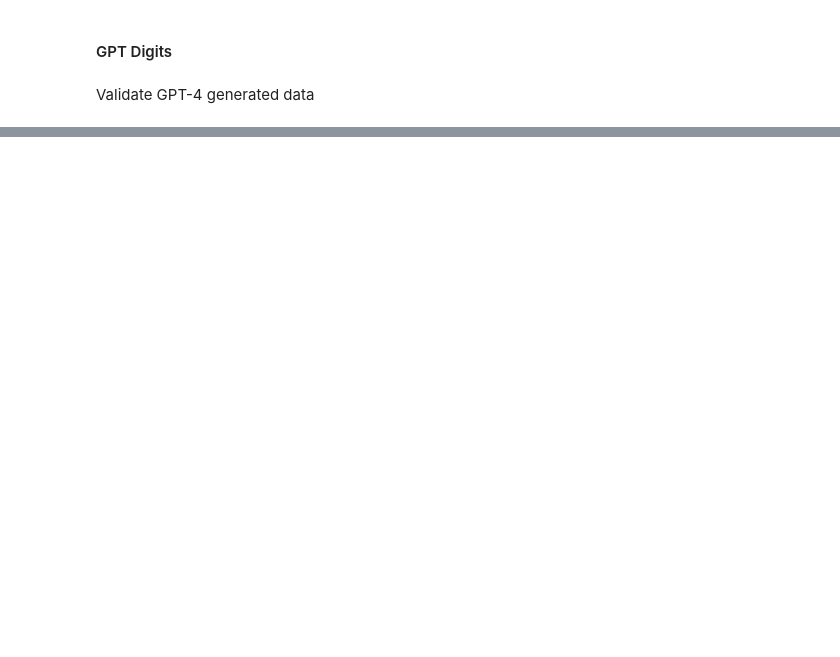
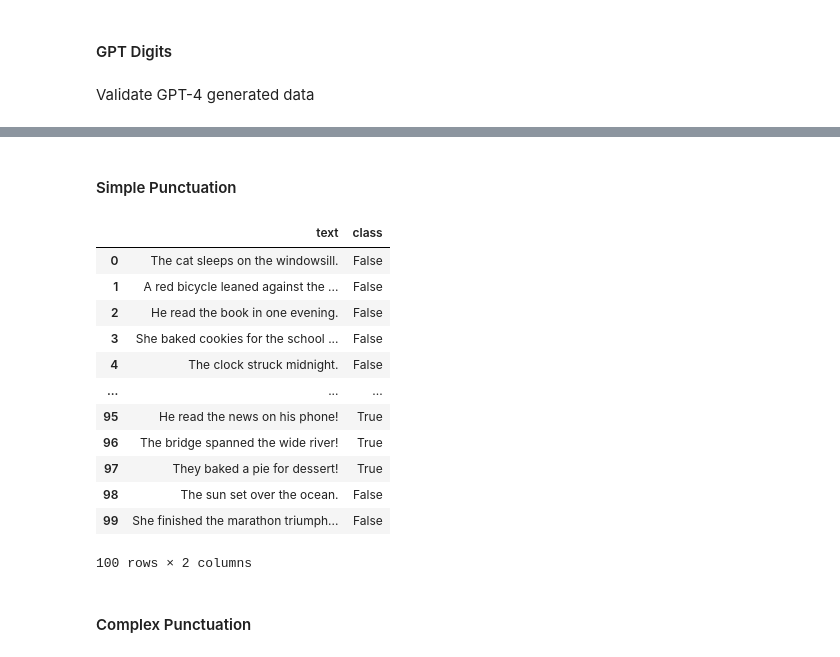
Before and after one commit to tannerjmarsh/llm-classification, a Jupyter notebook: dataset_creation.ipynb, the cells around one changed output, grey strips where cells are left out. Saved outputs shown, nothing was run; the diff lists cells and outputs as text; code cells hidden in the pictures; blank space fills up the shorter version.

```diff
--- a/dataset_creation.ipynb
+++ b/dataset_creation.ipynb
@@ -126,0 +177,2 @@ df_digits.to_csv("data/gpt_digits_data.csv", index=False)
+# %% [markdown]
+#### Simple Punctuation
@@ -126,0 +181,31 @@ df_digits.to_csv("data/gpt_digits_data.csv", index=False)
+# %%
+import csv
+
+file_path = "data/unprocessed/simple_punctuation_data.csv"
+modified_sentences = []
+
+with open(file_path, "r") as file:
+    reader = csv.reader(file)
+    for line in reader:
+        sentence = line[0]
+        if random.random() < 1/3:
+            sentence = sentence.rstrip(".") + "!"
+        modified_sentences.append((sentence, sentence.endswith("!")))
+
+df = pd.DataFrame(modified_sentences, columns=["text", "class"])
+# %%
+df
+# %% [output]
+|  | text | class |
+| 0 | The cat sleeps on the windowsill. | False |
+| 1 | A red bicycle leaned against the ... | False |
+| 2 | He read the book in one evening. | False |
+| 3 | She baked cookies for the school ... | False |
+| 4 | The clock struck midnight. | False |
+| ... | ... | ... |
+| 95 | He read the news on his phone! | True |
+| 96 | The bridge spanned the wide river! | True |
+| 97 | They baked a pie for dessert! | True |
+| 98 | The sun set over the ocean. | False |
+| 99 | She finished the marathon triumph... | False |
+100 rows × 2 columns
@@ -126,0 +214,2 @@ df_digits.to_csv("data/gpt_digits_data.csv", index=False)
+# %% [markdown]
+#### Complex Punctuation
```
Also changed, not shown: parts of 10 cells of this notebook, 12 other files.
